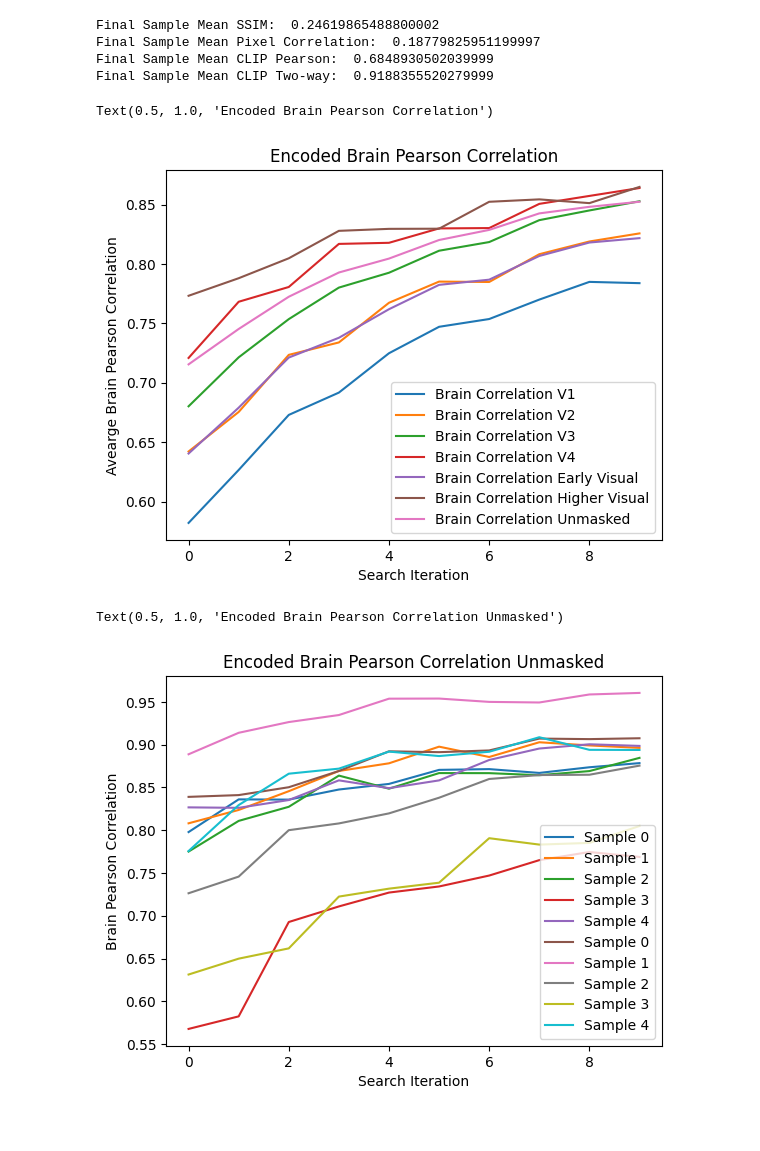
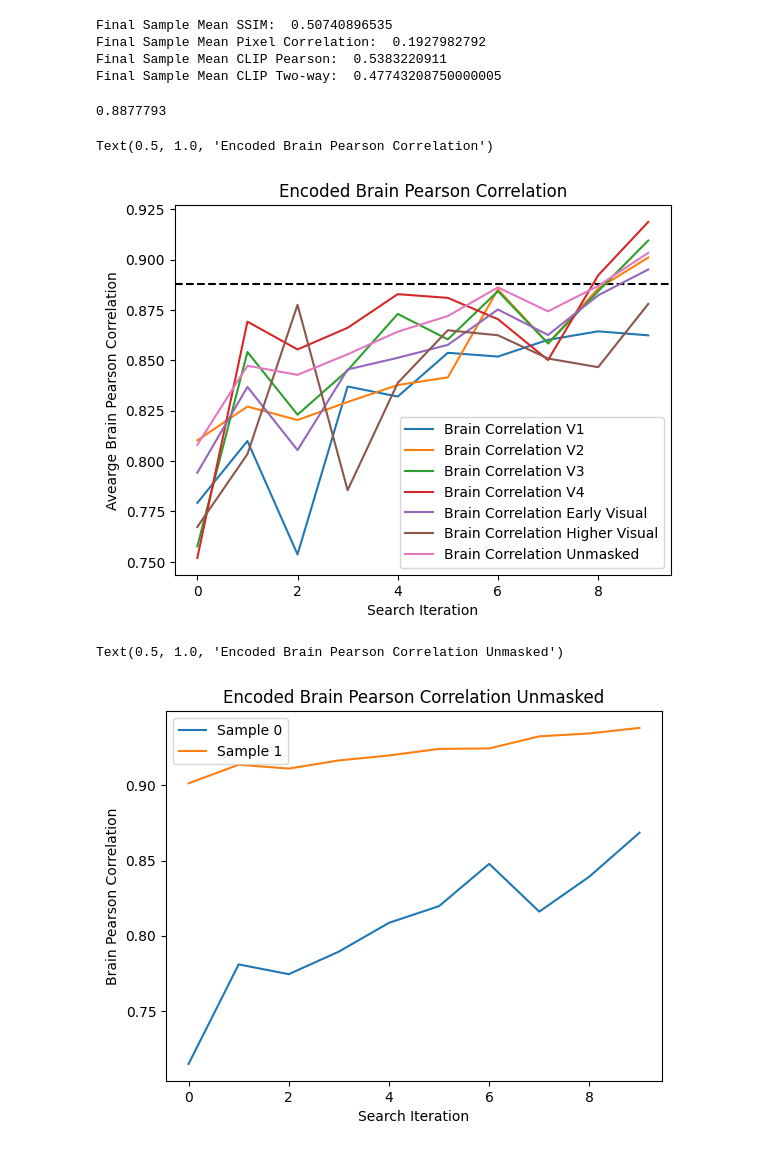
Before and after one commit to reesekneeland/Second-Sight, a Jupyter notebook: scripts/prepare_figures.ipynb, the cells around one changed output. Saved outputs shown, nothing was run; the diff lists cells and outputs as text; code cells hidden in the pictures.

```diff
--- a/scripts/prepare_figures.ipynb
+++ b/scripts/prepare_figures.ipynb
@@ -13,8 +13,8 @@ import seaborn as sns
 from matplotlib.lines import Line2D
 import cv2
 # %%
-folder   = "SCS 10:250:5 HS nsd_general AE"
-log_path = "/export/raid1/home/kneel027/Second-Sight/logs/" + folder + "/statistics_df.csv"
+folder   = "SCS VD PCA LR 10:250:5 0.4 Exp AE"
+log_path = "/export/raid1/home/kneel027/Second-Sight/logs/" + folder + "/statistics_df_test.csv"
 
 df = pd.read_csv(log_path)
 df.head(26)
@@ -51,6 +51,11 @@ df.head(26)
 #  Takagi et al.    |          |        | 77.0% |
 #  Stable Diffusion |   .150   |  .325  |       |
 #  Brain-Diffuser   |   .254   |  .356  | 91.5% |
+
+# Final Sample Mean SSIM:  0.24619865488800002
+# Final Sample Mean Pixel Correlation:  0.18779825951199997
+# Final Sample Mean CLIP Pearson:  0.6848930502039999
+# Final Sample Mean CLIP Two-way:  0.9188355520279999
 
 
 df_final_samples = df.loc[(df['Sample Indicator'] == 3.0)]
@@ -63,45 +68,54 @@ print("Final Sample Mean CLIP Pearson: ", df_final_samples['CLIP Pearson'].mean(
 
 print("Final Sample Mean CLIP Two-way: ", df_final_samples['CLIP Two-way'].mean())
 # %% [output]
-Final Sample Mean SSIM:  0.24619865488800002
-Final Sample Mean Pixel Correlation:  0.18779825951199997
-Final Sample Mean CLIP Pearson:  0.6848930502039999
-Final Sample Mean CLIP Two-way:  0.9188355520279999
+Final Sample Mean SSIM:  0.50740896535
+Final Sample Mean Pixel Correlation:  0.1927982792
+Final Sample Mean CLIP Pearson:  0.5383220911
+Final Sample Mean CLIP Two-way:  0.47743208750000005
 # %%
 # Average Iteration Brain Region Plot
 
 brain_correlation_V1 = []
 brain_correlation_V2 = []
 brain_correlation_V3 = []
 brain_correlation_V4 = []
 brain_correlation_early_visual = []
 brain_correlation_higher_visual = []
 brain_correlation_unmasked = []
+brain_correlation_ground_truth = []
 
 for iteration in range(10):
     brain_correlation_V1.append(df.loc[(df['Iter'] == iteration)]['Brain Correlation V1'].mean())
     brain_correlation_V2.append(df.loc[(df['Iter'] == iteration)]['Brain Correlation V2'].mean())
     brain_correlation_V3.append(df.loc[(df['Iter'] == iteration)]['Brain Correlation V3'].mean())
     brain_correlation_V4.append(df.loc[(df['Iter'] == iteration)]['Brain Correlation V4'].mean())
     brain_correlation_early_visual.append(df.loc[(df['Iter'] == iteration)]['Brain Correlation Early Visual'].mean())
     brain_correlation_higher_visual.append(df.loc[(df['Iter'] == iteration)]['Brain Correlation Higher Visual'].mean())
     brain_correlation_unmasked.append(df.loc[(df['Iter'] == iteration)]['Brain Correlation Unmasked'].mean())
+
+print(df.loc[(df['Sample Indicator'] == 0.0)]['Brain Correlation Unmasked'].mean())
+plt.axhline(y = df.loc[(df['Sample Indicator'] == 0.0)]['Brain Correlation Unmasked'].mean(), color = 'black',linestyle = 'dashed')
+# plt.axhline(y = df.loc[(df['Sample Indicator'] == 0.0)]['Brain Correlation V1'].mean(), color = 'g',linestyle = '-')
+# plt.axhline(y = df.loc[(df['Sample Indicator'] == 0.0)]['Brain Correlation Higher Visual'].mean(), color = 'b',linestyle = '-')
+# plt.axhline(y = df.loc[(df['Sample Indicator'] == 0.0)]['Brain Correlation Early Visual'].mean(), color = 'y',linestyle = '-')
+
 
 
 plt.plot(brain_correlation_V1, label = 'Brain Correlation V1')
 plt.plot(brain_correlation_V2, label = 'Brain Correlation V2')
 plt.plot(brain_correlation_V3, label = 'Brain Correlation V3')
 plt.plot(brain_correlation_V4, label = 'Brain Correlation V4')
 plt.plot(brain_correlation_early_visual, label = 'Brain Correlation Early Visual')
 plt.plot(brain_correlation_higher_visual, label = 'Brain Correlation Higher Visual')
 plt.plot(brain_correlation_unmasked, label = 'Brain Correlation Unmasked')
 plt.legend()
 plt.xlabel("Search Iteration")
 plt.ylabel("Avearge Brain Pearson Correlation")
 plt.title("Encoded Brain Pearson Correlation")
 # %% [output]
-Text(0.5, 1.0, 'Encoded Brain Pearson Correlation')
+0.8877793
+Text(0.5, 1.0, 'Encoded Brain Pearson Correlation')
-[figure, old version]
+[figure, new version]
 # %%
 # Single Iteration Brain Region Plot
 
@@ -134,15 +148,15 @@ plt.plot(sample_1, label = 'Sample 1')
 plt.plot(sample_2, label = 'Sample 2')
 plt.plot(sample_3, label = 'Sample 3')
 plt.plot(sample_4, label = 'Sample 4')
-plt.plot(sample_5, label = 'Sample 0')
-plt.plot(sample_6, label = 'Sample 1')
-plt.plot(sample_7, label = 'Sample 2')
-plt.plot(sample_8, label = 'Sample 3')
-plt.plot(sample_9, label = 'Sample 4')
+plt.plot(sample_5, label = 'Sample 5')
+plt.plot(sample_6, label = 'Sample 6')
+plt.plot(sample_7, label = 'Sample 7')
+plt.plot(sample_8, label = 'Sample 8')
+plt.plot(sample_9, label = 'Sample 9')
 plt.legend()
 plt.xlabel("Search Iteration")
 plt.ylabel("Brain Pearson Correlation")
 plt.title("Encoded Brain Pearson Correlation Unmasked")
 # %% [output]
 Text(0.5, 1.0, 'Encoded Brain Pearson Correlation Unmasked')
-[figure, old version]
+[figure, new version]
```
Also changed, not shown: parts of 1 cell of this notebook, 2 other files.
